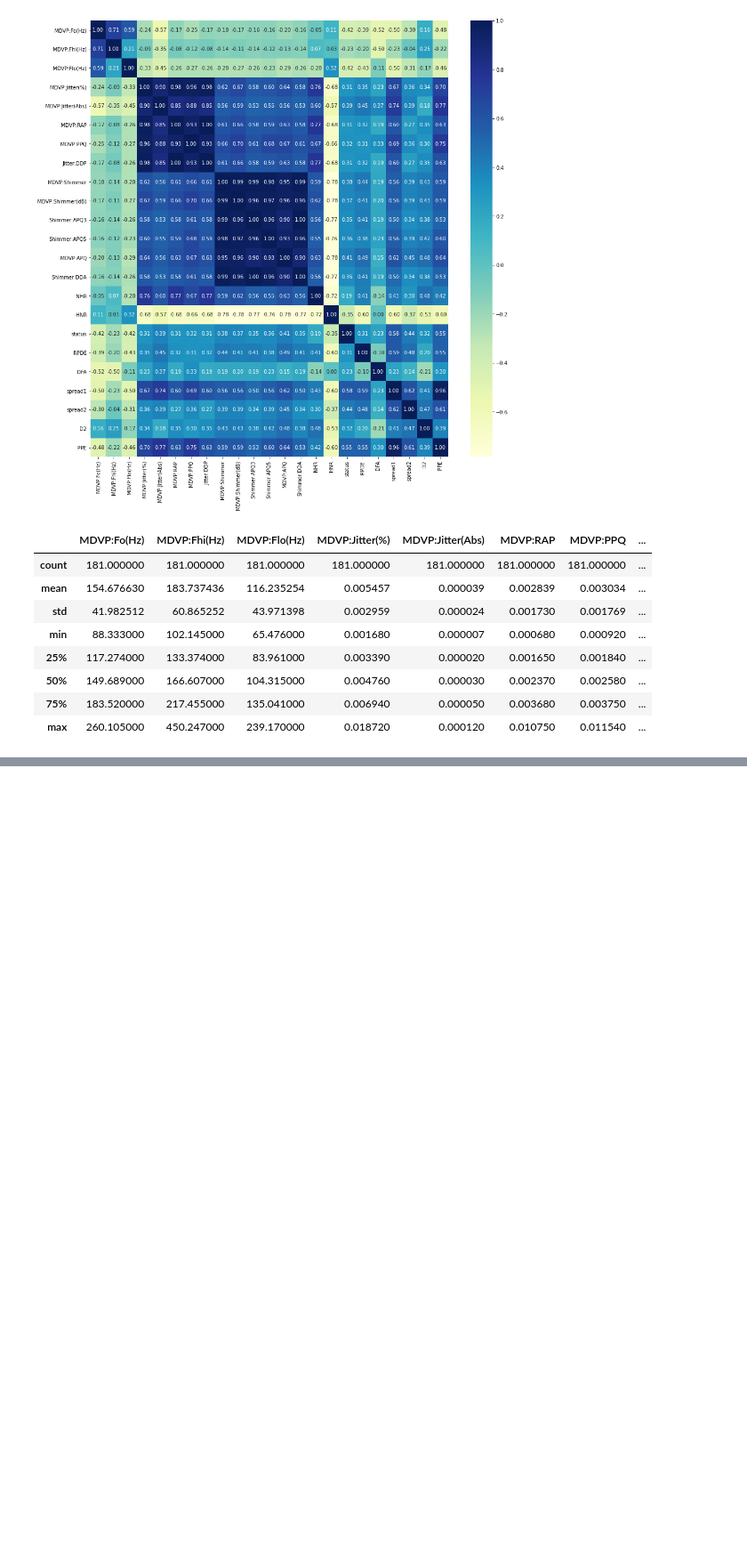
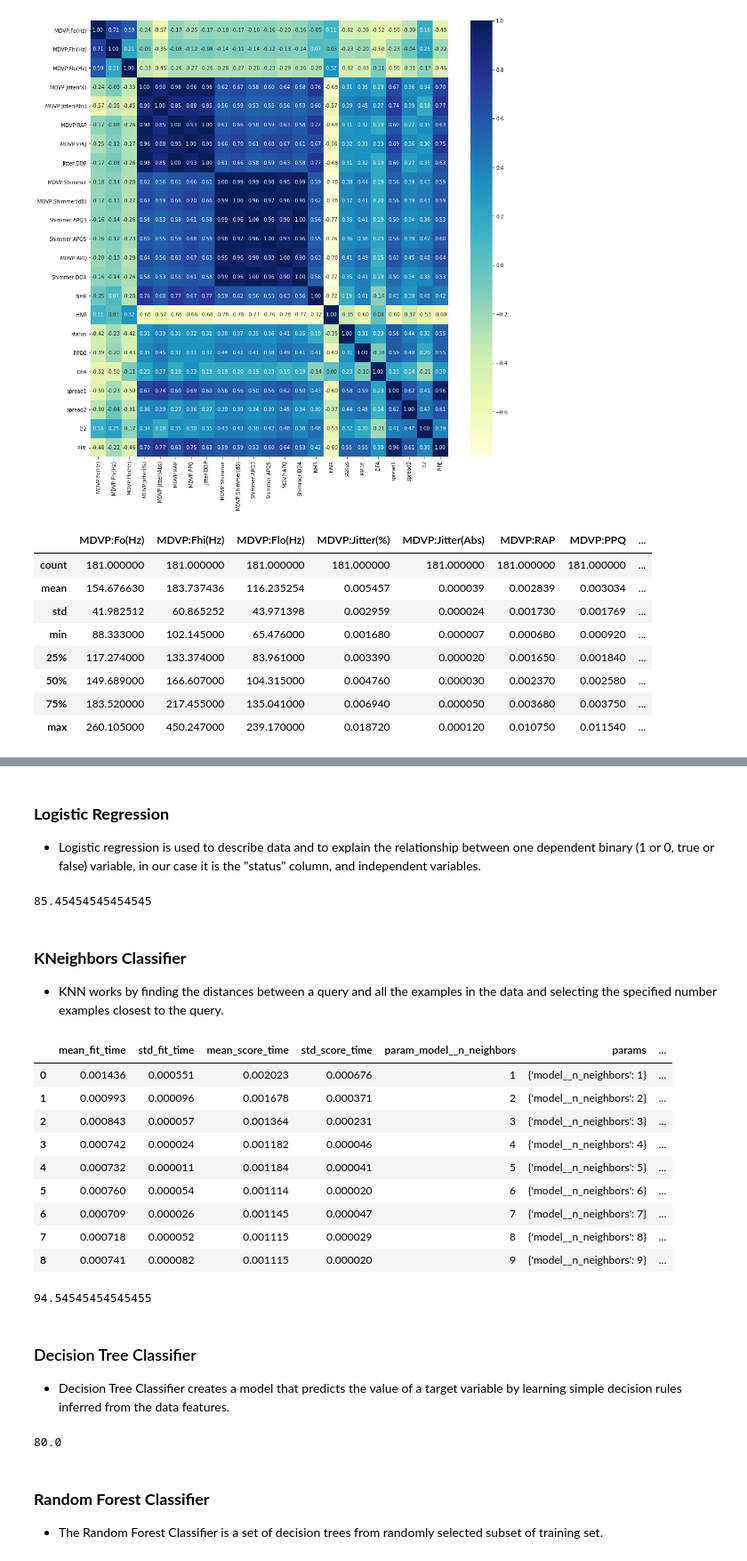
Before and after one commit to meganjacob/CodeDay-Labs, a Jupyter notebook: Yusa/parkinsons-Yusa.ipynb, the cells around one changed output, grey strips where cells are left out. Shown at 89% size. Drawn from its saved outputs; the diff is of its cells as text; code cells hidden in the pictures; blank space fills up the shorter version.

Commit message:
Added KNeighborClassifier, RandomForestClassifier, LogisticRegression, and DecisionTreeClassifiermodels

```diff
--- a/Yusa/parkinsons-Yusa.ipynb
+++ b/Yusa/parkinsons-Yusa.ipynb
@@ -182,4 +172,5 @@ from sklearn.pipeline import make_pipeline
 # %%
 # X: features, y:target
-X = df.drop(columns=["status"])
-y = df["status"]
+X = df.drop(columns=["status"]).values
+y = df["status"].values
+X_train, X_test, y_train, y_test = train_test_split(X, y, test_size=0.3, random_state=11022000)
@@ -186,6 +182,5 @@ y = df["status"]
 # %%
 # scale the data with StandardScaler()
-X_train, X_test, y_train, y_test = train_test_split(X, y, test_size=0.2, random_state=0)
-pipe = make_pipeline(StandardScaler(), svm.SVC(kernel="linear"))
-pipe.fit(X_train, y_train)
-accuracy = pipe.score(X_test, y_test)
+svm_pipe = Pipeline([("scale", StandardScaler()), ("model", SVC())])
+svm_pipe.fit(X_train, y_train)
+svm_pipe.score(X_test, y_test)*100
@@ -195,0 +189,3 @@ accuracy
+# %% [markdown]
+### **Logistic Regression**
+- Logistic regression is used to describe data and to explain the relationship between one dependent binary (1 or 0, true or false) variable, in our case it is the "status" column, and independent variables.
@@ -195,0 +194,9 @@ accuracy
+# %%
+lr_pipe = Pipeline([("scale", StandardScaler()), ("model", LogisticRegression())])
+lr_pipe.fit(X_train, y_train)
+lr_pipe.score(X_test, y_test)*100
+# %% [output]
+85.45454545454545
+# %% [markdown]
+### **KNeighbors Classifier**
+- KNN works by finding the distances between a query and all the examples in the data and selecting the specified number examples closest to the query.
@@ -195,0 +205,24 @@ accuracy
+# %%
+kn_pipe = Pipeline([("scale", StandardScaler()), ("model", KNeighborsClassifier())])
+search = GridSearchCV(estimator=kn_pipe, cv=5, param_grid={"model__n_neighbors": np.arange(1,10)})
+search.fit(X_train, y_train)
+pd.DataFrame(search.cv_results_) # gives statistics for each cross validation and parameters.
+# %% [output]
+|  | mean_fit_time | std_fit_time | mean_score_time | std_score_time | param_model__n_neighbors | params | ... |
+| 0 | 0.001436 | 0.000551 | 0.002023 | 0.000676 | 1 | {'model__n_neighbors': 1} | ... |
+| 1 | 0.000993 | 0.000096 | 0.001678 | 0.000371 | 2 | {'model__n_neighbors': 2} | ... |
+| 2 | 0.000843 | 0.000057 | 0.001364 | 0.000231 | 3 | {'model__n_neighbors': 3} | ... |
+| 3 | 0.000742 | 0.000024 | 0.001182 | 0.000046 | 4 | {'model__n_neighbors': 4} | ... |
+| 4 | 0.000732 | 0.000011 | 0.001184 | 0.000041 | 5 | {'model__n_neighbors': 5} | ... |
+| 5 | 0.000760 | 0.000054 | 0.001114 | 0.000020 | 6 | {'model__n_neighbors': 6} | ... |
+| 6 | 0.000709 | 0.000026 | 0.001145 | 0.000047 | 7 | {'model__n_neighbors': 7} | ... |
+| 7 | 0.000718 | 0.000052 | 0.001115 | 0.000029 | 8 | {'model__n_neighbors': 8} | ... |
+| 8 | 0.000741 | 0.000082 | 0.001115 | 0.000020 | 9 | {'model__n_neighbors': 9} | ... |
+# %%
+kn_mod = search.best_estimator_ # picks the model with the mean_test_score
+kn_mod.score(X_test, y_test)*100
+# %% [output]
+94.54545454545455
+# %% [markdown]
+### Decision Tree Classifier
+- Decision Tree Classifier creates a model that predicts the value of a target variable by learning simple decision rules inferred from the data features.
@@ -195,0 +231,9 @@ accuracy
+# %%
+dt_pipe = Pipeline([("scale", StandardScaler()), ("model", DecisionTreeClassifier())])
+dt_pipe.fit(X_train, y_train)
+dt_pipe.score(X_test, y_test)*100
+# %% [output]
+80.0
+# %% [markdown]
+### **Random Forest Classifier**
+- The Random Forest Classifier is a set of decision trees from randomly selected subset of training set.
```
Also changed, not shown: parts of 22 cells of this notebook.
